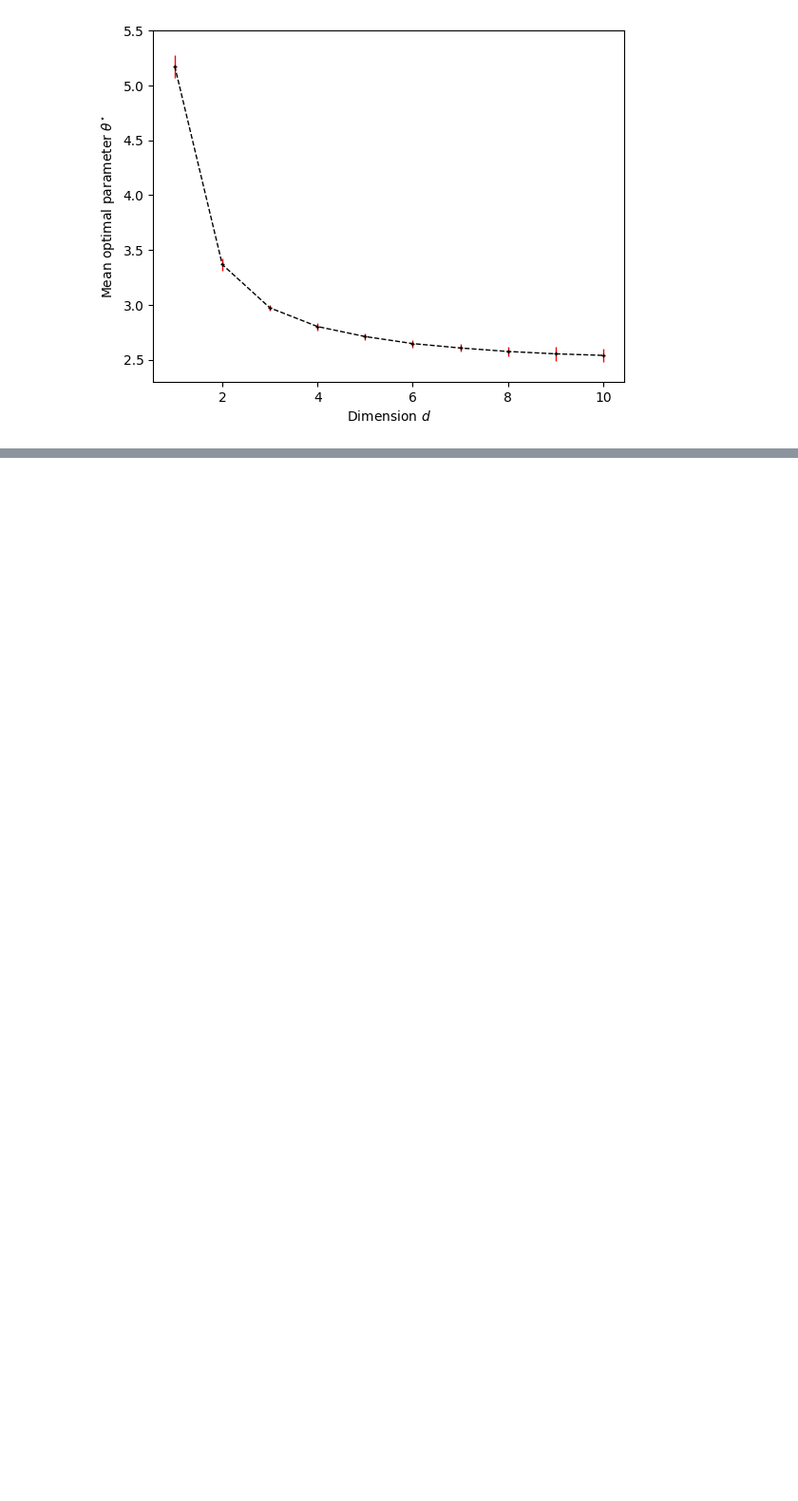
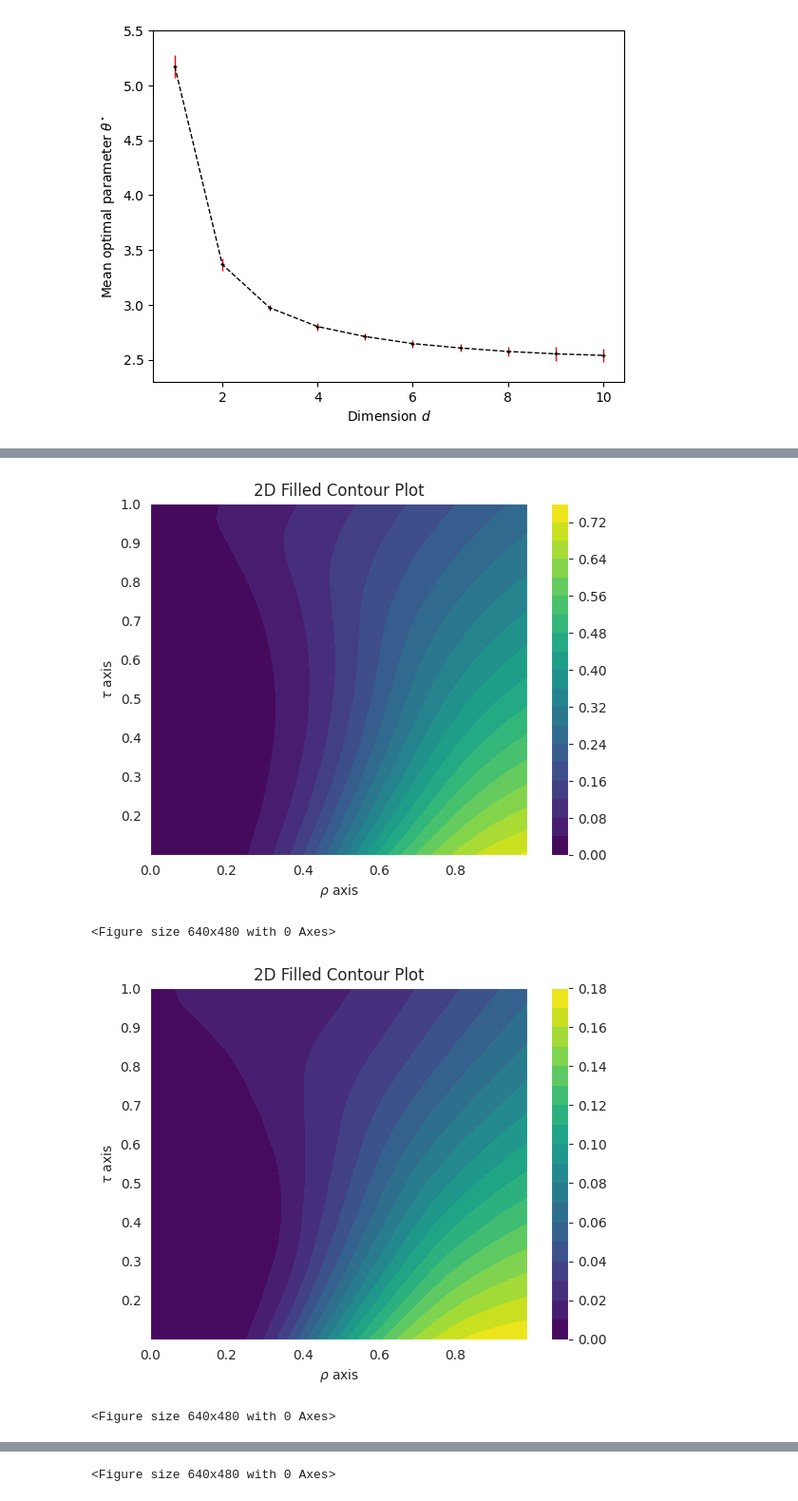
Before and after one commit to ylefay/adaptive_smc_tempering, a Jupyter notebook: adaptive_smc/experiments_bis/esjd_theta_star.ipynb, the cells around one changed output, grey strips where cells are left out. Shown at 95% size. Drawn from its saved outputs; the diff is of its cells as text; code cells hidden in the pictures; blank space fills up the shorter version.

```diff
--- a/adaptive_smc/experiments_bis/esjd_theta_star.ipynb
+++ b/adaptive_smc/experiments_bis/esjd_theta_star.ipynb
@@ -185,0 +236,11 @@ plt.savefig(DIR+"RW_optimal_parameter_across_dim_target_ar.pdf")
+# %%
+vals = PKLs[1]['res'][5].mean(axis=0).reshape((11, 25, 25))
+for idx in np.arange(0, vals.shape[0], 4):
+    arr = vals[idx]
+    plot_contour2D(rho_grid, tau_grid, arr)
+    plt.clf()
+# %% [output]
+[figure, added]
+<Figure size 640x480 with 0 Axes>
+[figure, added]
+<Figure size 640x480 with 0 Axes>
@@ -185,0 +248 @@ plt.savefig(DIR+"RW_optimal_parameter_across_dim_target_ar.pdf")
+<Figure size 640x480 with 0 Axes>
```
Also changed, not shown: parts of 4 cells of this notebook, 8 other files.
